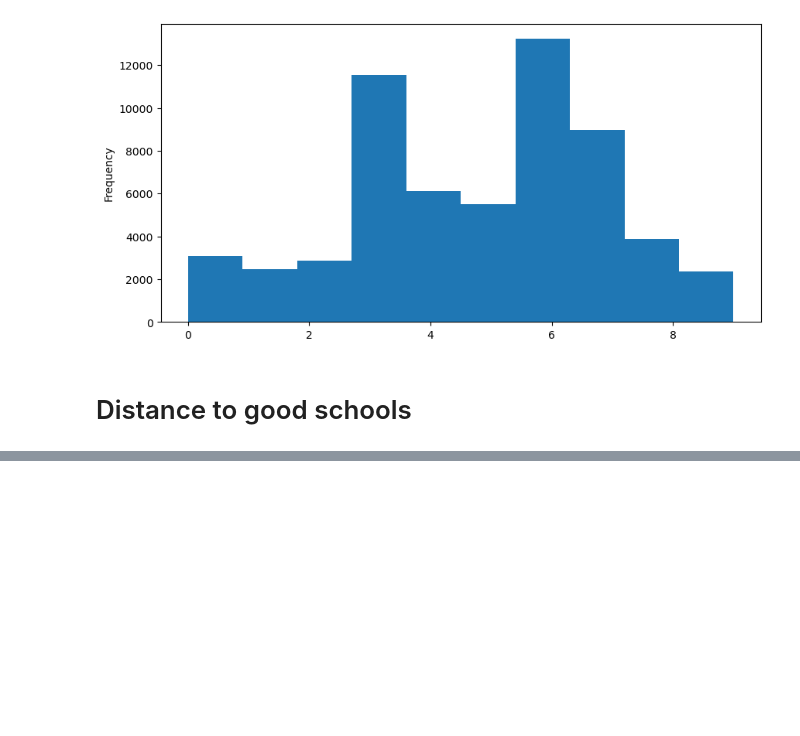
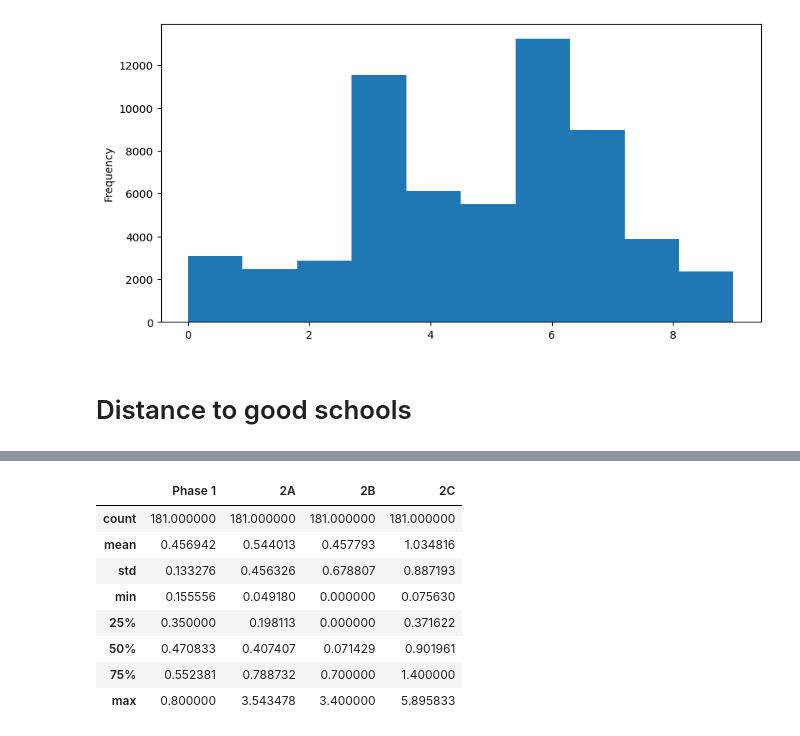
Before and after one commit to luchungi/CS5228, a Jupyter notebook: Feature_Engineering.ipynb, the cells around one changed output, grey strips where cells are left out. Cells and saved outputs as stored; diff of their text form; code cells hidden in the pictures; blank space fills up the shorter version.

```diff
--- a/Feature_Engineering.ipynb
+++ b/Feature_Engineering.ipynb
@@ -37,0 +58,12 @@ train_df['age_bin'].plot(kind='hist', bins=n_age_bins, figsize=(10, 5))
+# %%
+ballot_df.describe()
+# %% [output]
+|  | Phase 1 | 2A | 2B | 2C |
+| count | 181.000000 | 181.000000 | 181.000000 | 181.000000 |
+| mean | 0.456942 | 0.544013 | 0.457793 | 1.034816 |
+| std | 0.133276 | 0.456326 | 0.678807 | 0.887193 |
+| min | 0.155556 | 0.049180 | 0.000000 | 0.075630 |
+| 25% | 0.350000 | 0.198113 | 0.000000 | 0.371622 |
+| 50% | 0.470833 | 0.407407 | 0.071429 | 0.901961 |
+| 75% | 0.552381 | 0.788732 | 0.700000 | 1.400000 |
+| max | 0.800000 | 3.543478 | 3.400000 | 5.895833 |
```
Also changed, not shown: parts of 6 cells of this notebook.
